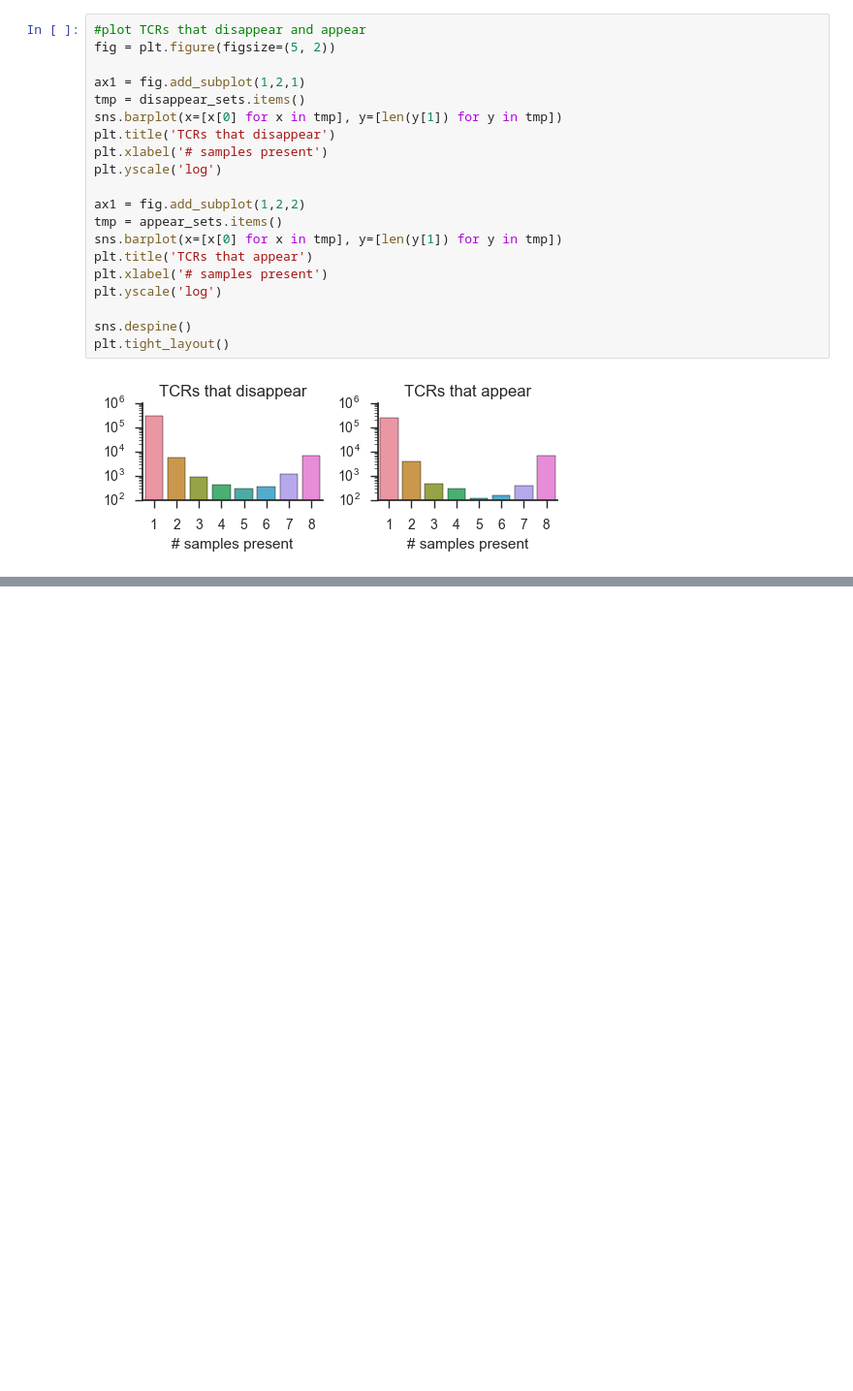
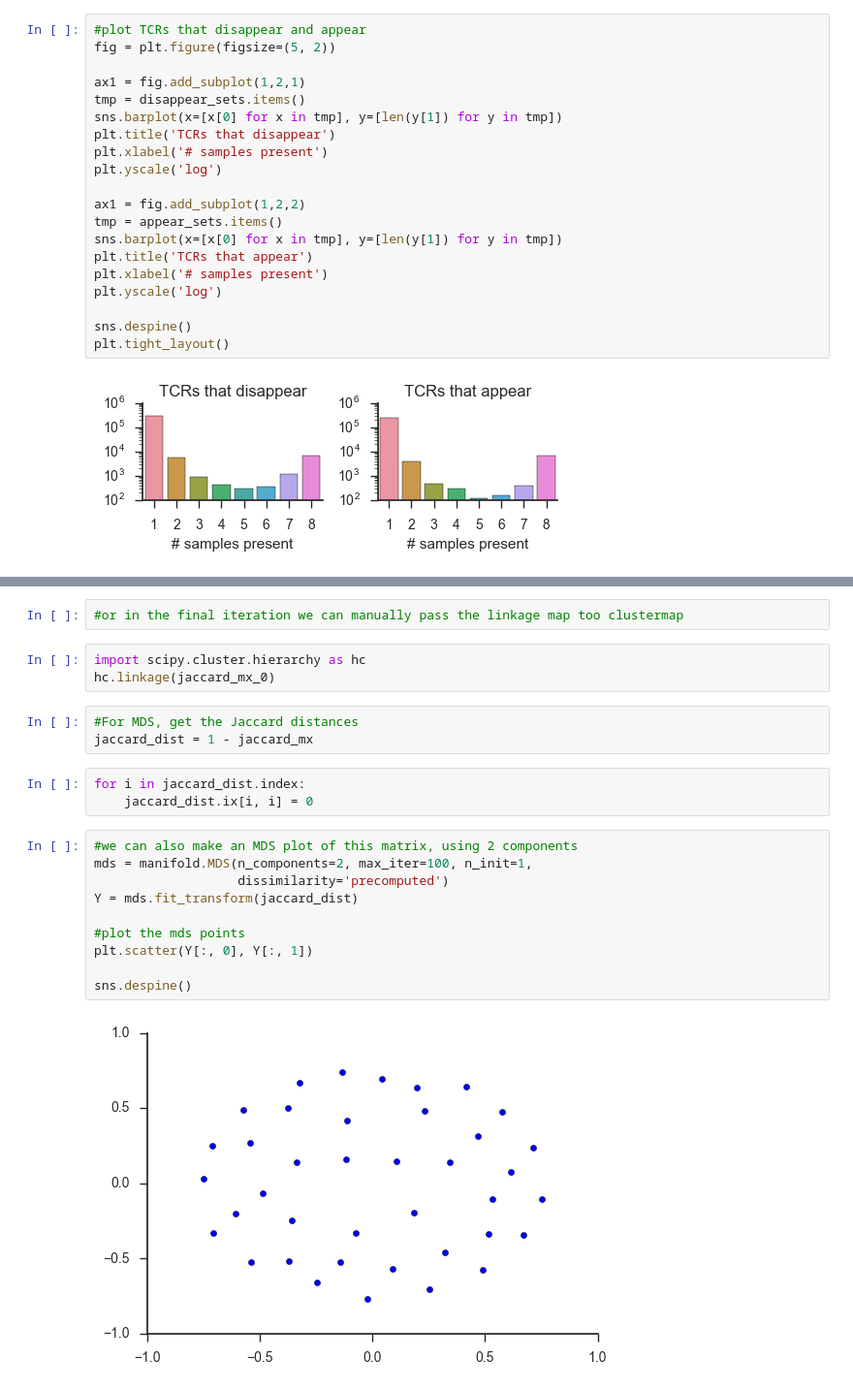
Before and after one commit to nathanieldchu/tcr_pilot, a Jupyter notebook: tcrb_timecourse_2.ipynb, the cells around one changed output, grey strips where cells are left out. Shown at 97% size. Drawn from its saved outputs; the diff is of its cells as text; blank space fills up the shorter version.

```diff
--- a/tcrb_timecourse_2.ipynb
+++ b/tcrb_timecourse_2.ipynb
@@ -498,0 +732,23 @@ This might suggest that samples from the 6, 7, and 8 categories are the true per
+# %%
+#or in the final iteration we can manually pass the linkage map too clustermap
+# %%
+import scipy.cluster.hierarchy as hc
+hc.linkage(jaccard_mx_0)
+# %%
+#For MDS, get the Jaccard distances
+jaccard_dist = 1 - jaccard_mx
+# %%
+for i in jaccard_dist.index:
+    jaccard_dist.ix[i, i] = 0
+# %%
+#we can also make an MDS plot of this matrix, using 2 components
+mds = manifold.MDS(n_components=2, max_iter=100, n_init=1,
+                   dissimilarity='precomputed')
+Y = mds.fit_transform(jaccard_dist)
+
+#plot the mds points
+plt.scatter(Y[:, 0], Y[:, 1])
+
+sns.despine()
+# %% [output]
+[figure, added]
```
Also changed, not shown: parts of 99 cells of this notebook, 2 other files.
